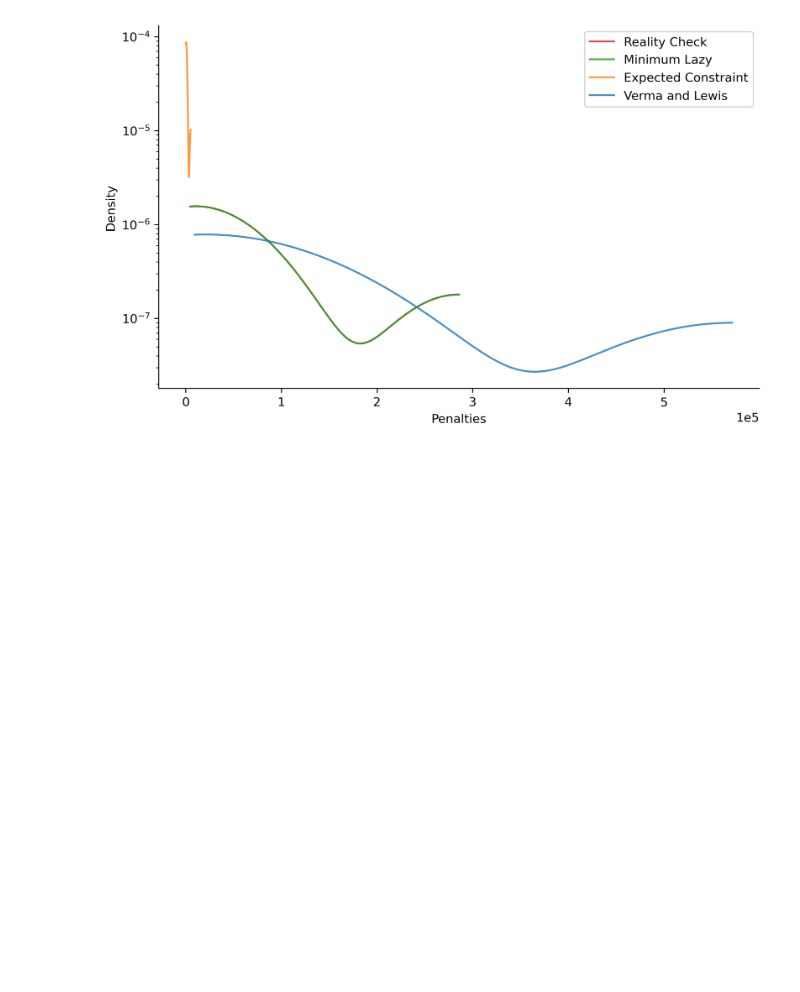
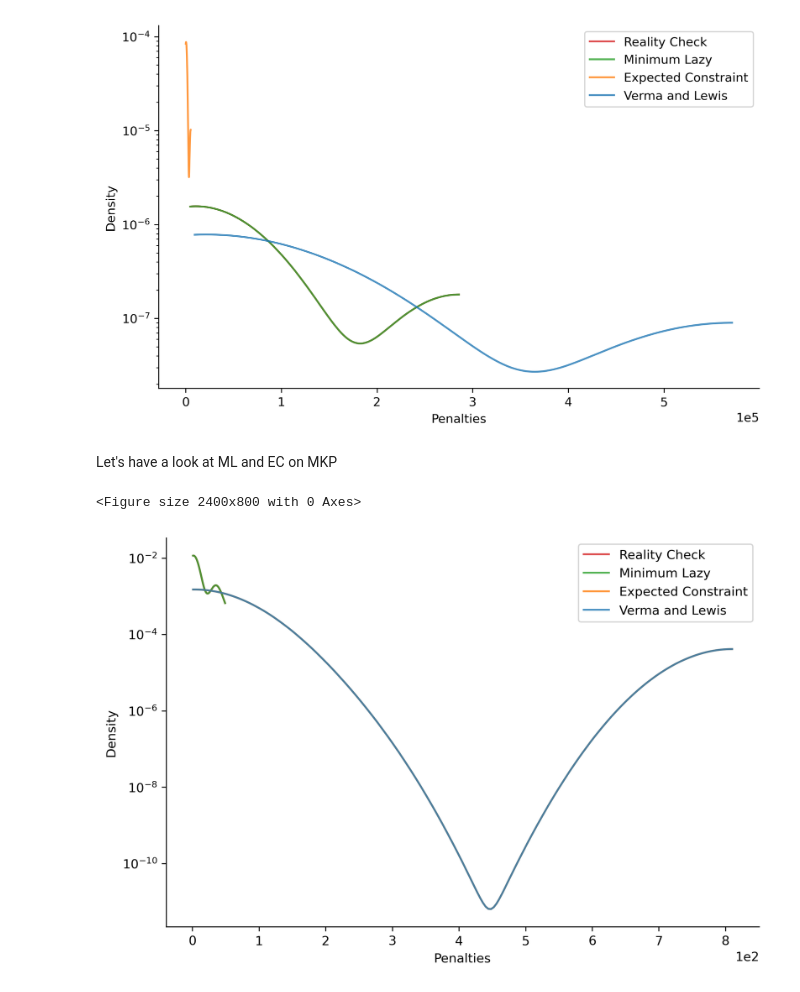
Before and after one commit to rienath/Estimating-Penalty-Coefficients-for-QUBO-Problems, a Jupyter notebook: Project and Deliverables/Implementation/Notebooks/Predicting Changes.ipynb, the cells around one changed output. Drawn from its saved outputs; the diff is of its cells as text; code cells hidden in the pictures; blank space fills up the shorter version.

```diff
--- a/Project and Deliverables/Implementation/Notebooks/Predicting Changes.ipynb
+++ b/Project and Deliverables/Implementation/Notebooks/Predicting Changes.ipynb
@@ -131,3 +130,13 @@ Figure.penalty_distribution(tsp_vl_penalties,
 # %% [output]
 <Figure size 2400x800 with 0 Axes>
 [figure]
+# %% [markdown]
+Let's have a look at ML and EC on MKP
+# %%
+Figure.penalty_distribution(mkp_expected_penalties,
+                            mkp_expected_penalties,
+                            mkp_lazy_penalties,
+                            mkp_lazy_penalties)
+# %% [output]
+<Figure size 2400x800 with 0 Axes>
+[figure, added]
```
Also changed, not shown: parts of 1 cell of this notebook.
